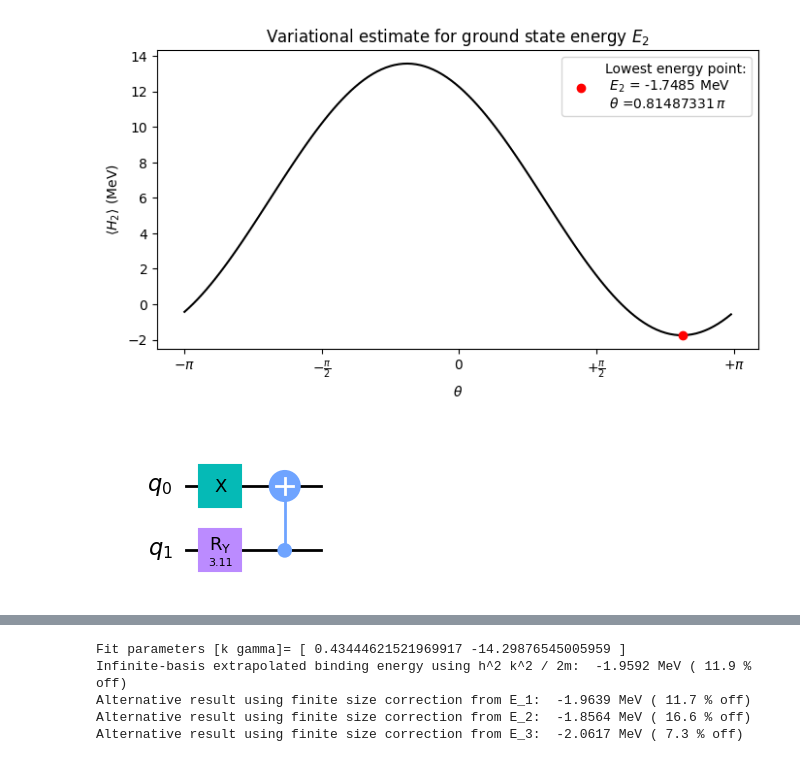
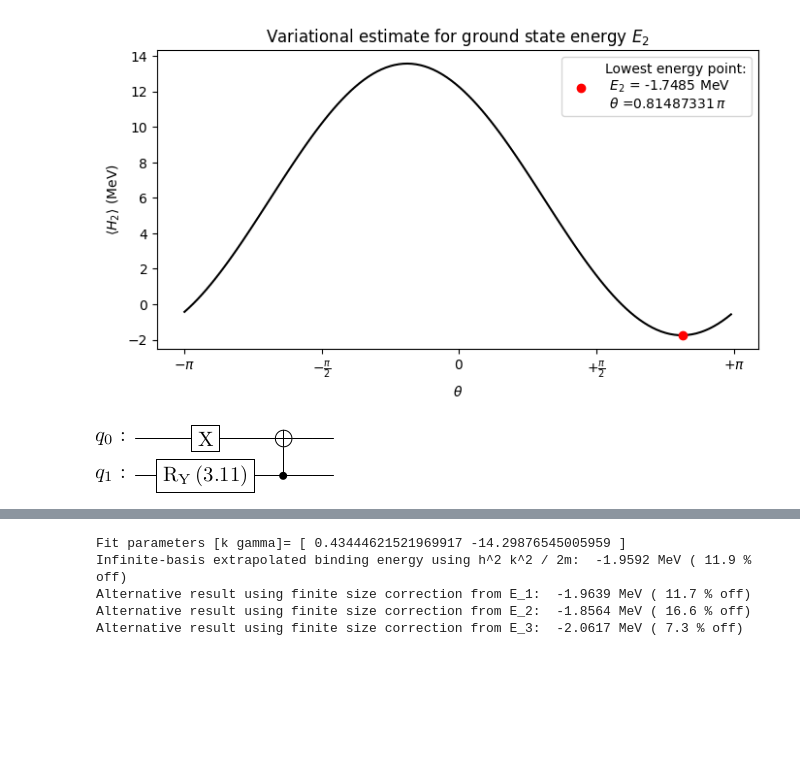
Before and after one commit to diegoscantam/2qubits, a Jupyter notebook: deuteron.ipynb, the cells around one changed output, grey strips where cells are left out. Saved outputs shown, nothing was run; the diff lists cells and outputs as text; code cells hidden in the pictures; blank space fills up the shorter version.

Commit message:
Changed circuit drawings

```diff
--- a/deuteron.ipynb
+++ b/deuteron.ipynb
@@ -135,8 +135,8 @@ Lowest trial energy for N=3:  -2.0444 MeV
 [figure]
 # %%
 # Draw the circuit for N=2
-circuit2.draw('mpl')
+circuit2.draw('latex')
 # %% [output]
-[figure, old version]
+[figure, new version]
 # %%
 # Draw the circuit for N=3
```
Also changed, not shown: parts of 2 cells of this notebook.
